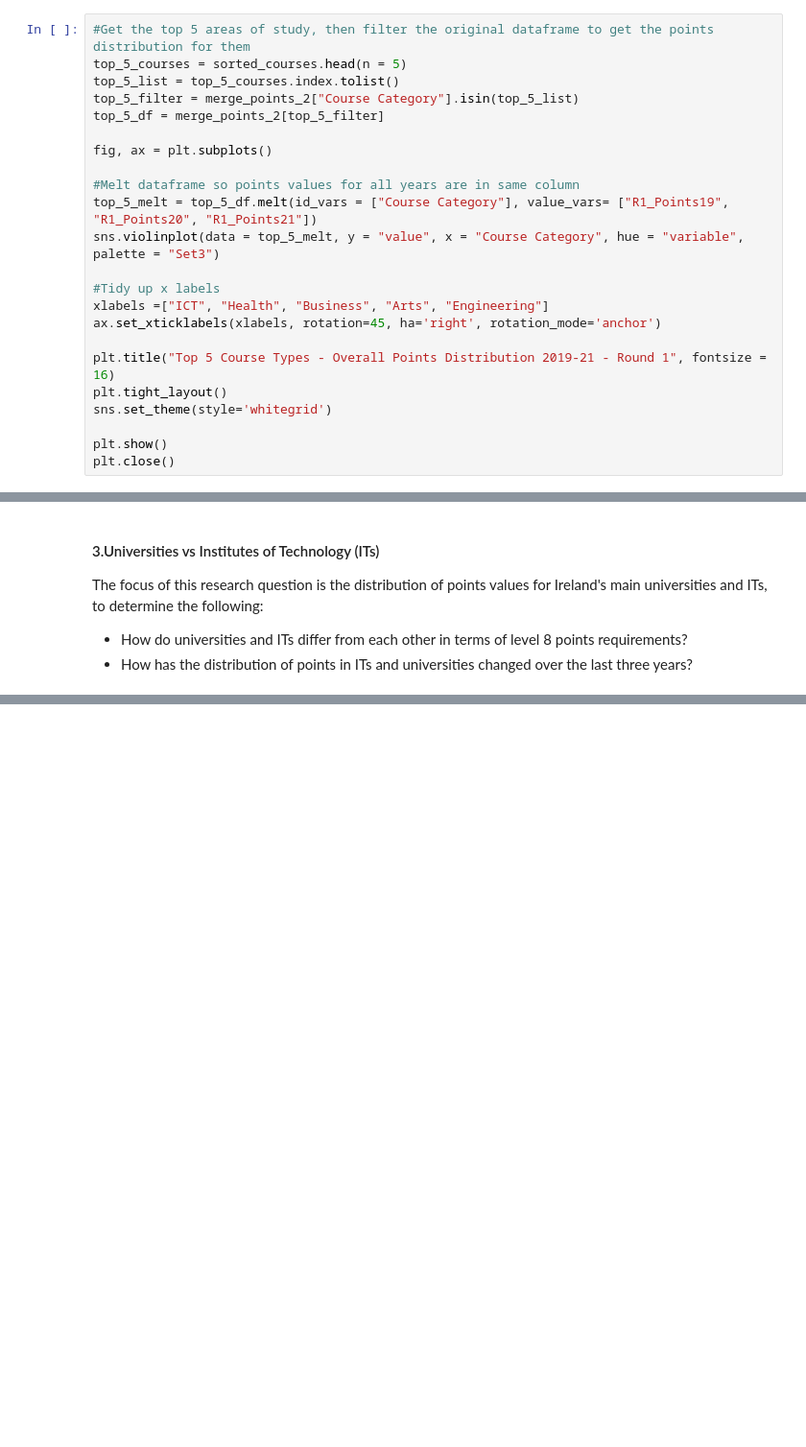
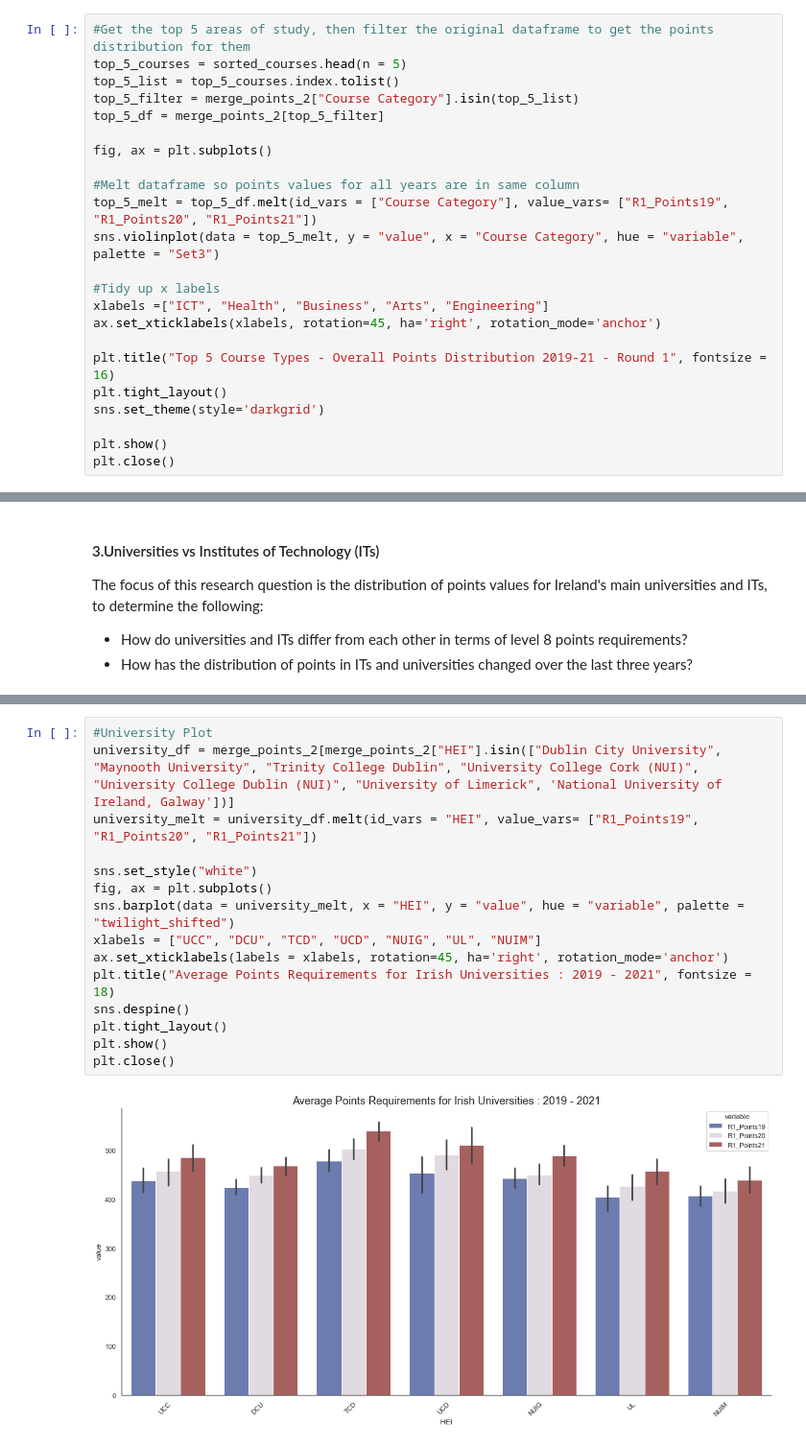
Before and after one commit to katemcg93/Fundamentals-of-Data-Analysis-21-Assessment, a Jupyter notebook: cao.ipynb, the cells around one changed output, grey strips where cells are left out. Shown: that part at 96% size. Drawn from its saved outputs; the diff is of its cells as text; blank space fills up the shorter version.

Commit message:
universities and ITs notebook

```diff
--- a/cao.ipynb
+++ b/cao.ipynb
@@ -650,7 +650,7 @@ ax.set_xticklabels(xlabels, rotation=45, ha='right', rotation_mode='anchor')
 
 plt.title("Top 5 Course Types - Overall Points Distribution 2019-21 - Round 1", fontsize = 16)
 plt.tight_layout()
-sns.set_theme(style='whitegrid')
+sns.set_theme(style='darkgrid')
 
 plt.show()
 plt.close()
@@ -696,0 +703,17 @@ The focus of this research question is the distribution of points values for Ire
+# %%
+#University Plot
+university_df = merge_points_2[merge_points_2["HEI"].isin(["Dublin City University", "Maynooth University", "Trinity College Dublin", "University College Cork (NUI)", "University College Dublin (NUI)", "University of Limerick", 'National University of Ireland, Galway'])]
+university_melt = university_df.melt(id_vars = "HEI", value_vars= ["R1_Points19", "R1_Points20", "R1_Points21"])
+
+sns.set_style("white")
+fig, ax = plt.subplots()
+sns.barplot(data = university_melt, x = "HEI", y = "value", hue = "variable", palette = "twilight_shifted")
+xlabels = ["UCC", "DCU", "TCD", "UCD", "NUIG", "UL", "NUIM"]
+ax.set_xticklabels(labels = xlabels, rotation=45, ha='right', rotation_mode='anchor')
+plt.title("Average Points Requirements for Irish Universities : 2019 - 2021", fontsize = 18)
+sns.despine()
+plt.tight_layout()
+plt.show()
+plt.close()
+# %% [output]
+[figure, added]
```
Also changed, not shown: parts of 11 cells of this notebook, 21 other files.
